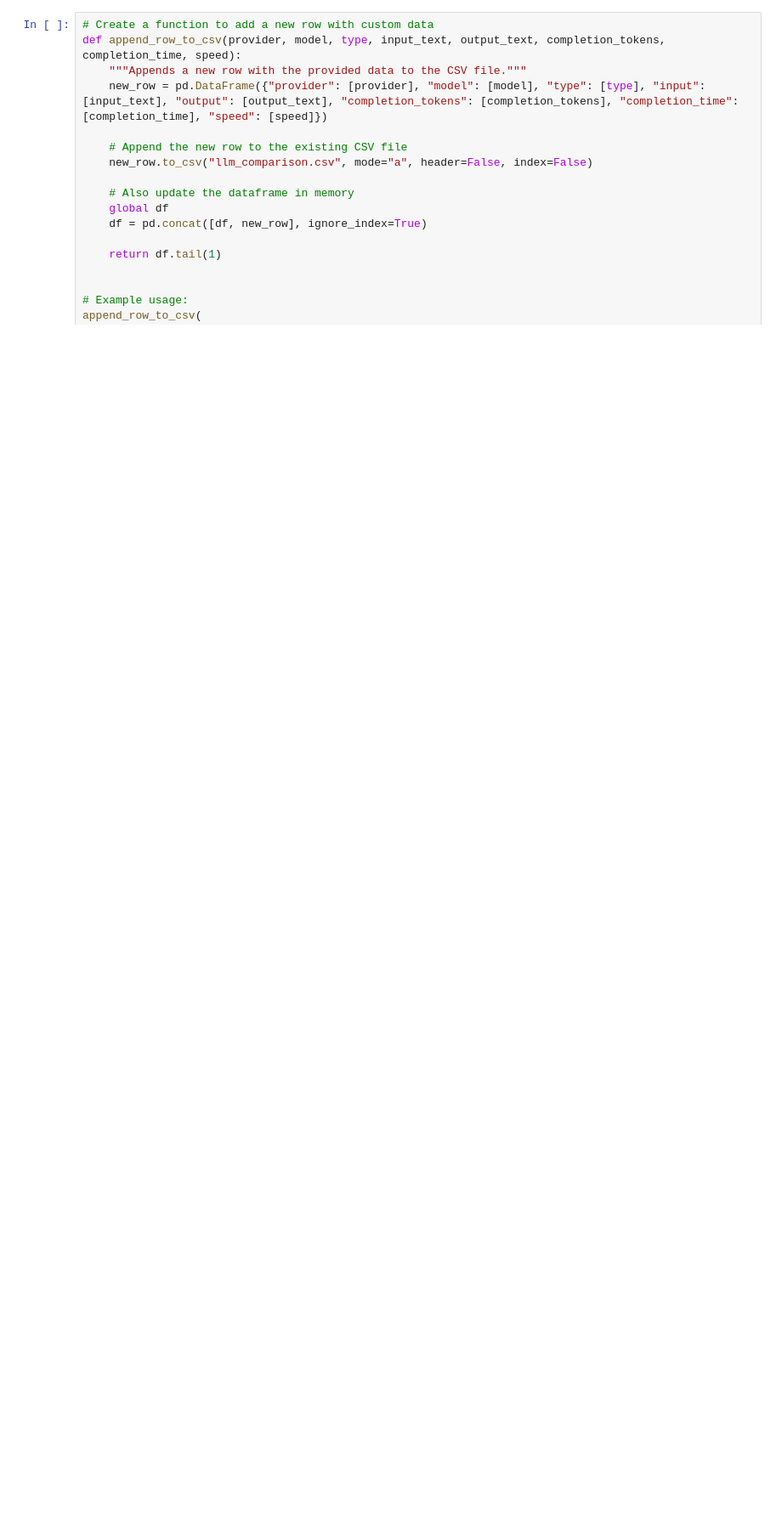
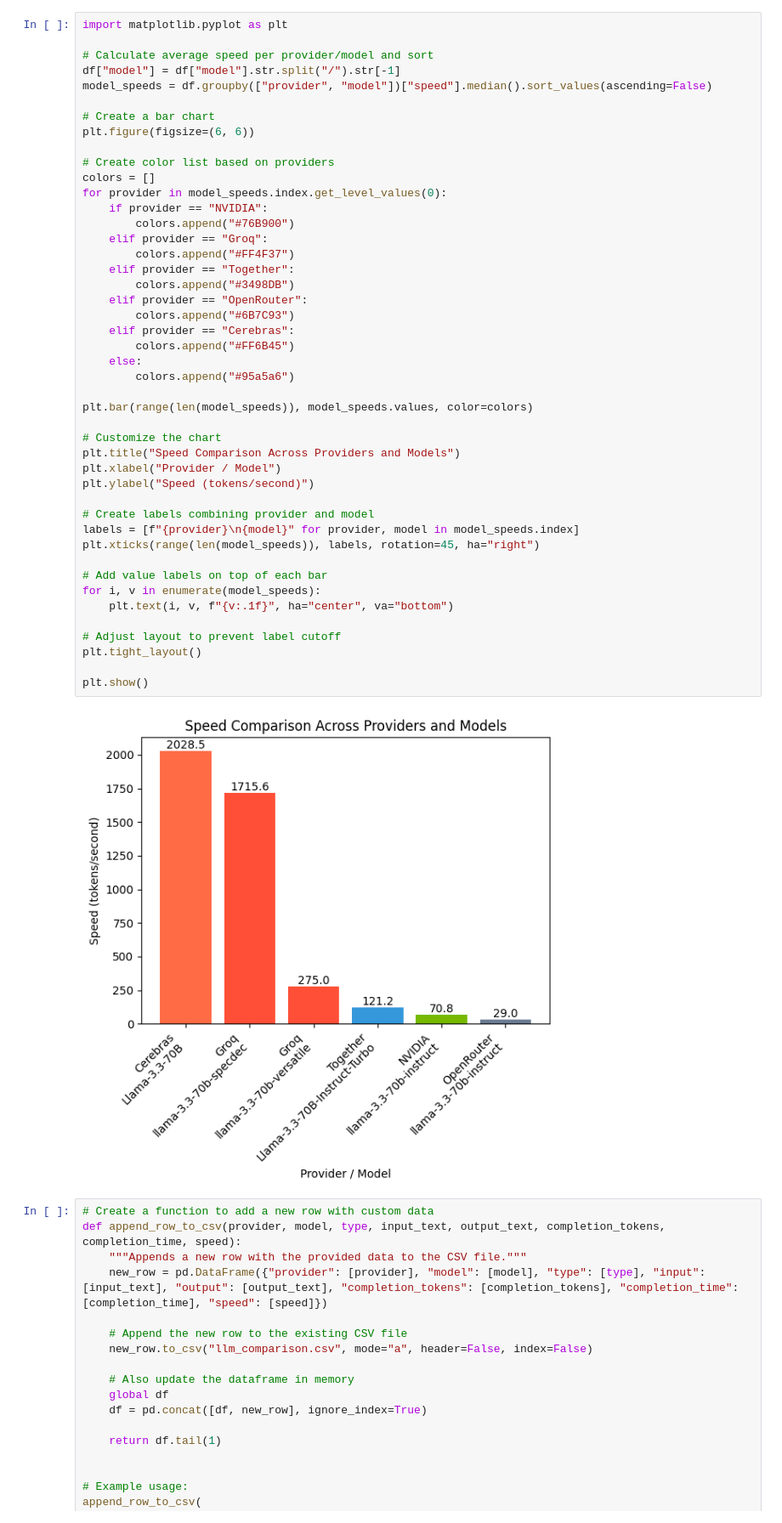
Before and after one commit to teron131/langchain-playground, a Jupyter notebook: temp_pd.ipynb, the cells around one changed output. Shown: that part at 85% size. Cells and saved outputs as stored; diff of their text form; blank space fills up the shorter version.

```diff
--- a/temp_pd.ipynb
+++ b/temp_pd.ipynb
@@ -11,6 +11,53 @@ df.head()
 | 2 | Groq | llama-3.3-70b-versatile | cloud | Explain gradient descent in 1000 ... | **Introduction to Gradient Descen... | 1300 | 4.727273 | 275.000000 |
 | 3 | Together | meta-llama/Llama-3.3-70B-Instruct... | cloud | Explain gradient descent in 1000 ... | **Introduction to Gradient Descen... | 1105 | 9.114778 | 121.231696 |
 | 4 | OpenRouter | meta-llama/llama-3.3-70b-instruct | cloud | Explain gradient descent in 1000 ... | Gradient descent is a fundamental... | 1292 | 41.275285 | 31.302025 |
+# %%
+import matplotlib.pyplot as plt
+
+# Calculate average speed per provider/model and sort
+df["model"] = df["model"].str.split("/").str[-1]
+model_speeds = df.groupby(["provider", "model"])["speed"].median().sort_values(ascending=False)
+
+# Create a bar chart
+plt.figure(figsize=(6, 6))
+
+# Create color list based on providers
+colors = []
+for provider in model_speeds.index.get_level_values(0):
+    if provider == "NVIDIA":
+        colors.append("#76B900")
+    elif provider == "Groq":
+        colors.append("#FF4F37")
+    elif provider == "Together":
+        colors.append("#3498DB")
+    elif provider == "OpenRouter":
+        colors.append("#6B7C93")
+    elif provider == "Cerebras":
+        colors.append("#FF6B45")
+    else:
+        colors.append("#95a5a6")
+
+plt.bar(range(len(model_speeds)), model_speeds.values, color=colors)
+
+# Customize the chart
+plt.title("Speed Comparison Across Providers and Models")
+plt.xlabel("Provider / Model")
+plt.ylabel("Speed (tokens/second)")
+
+# Create labels combining provider and model
+labels = [f"{provider}\n{model}" for provider, model in model_speeds.index]
+plt.xticks(range(len(model_speeds)), labels, rotation=45, ha="right")
+
+# Add value labels on top of each bar
+for i, v in enumerate(model_speeds):
+    plt.text(i, v, f"{v:.1f}", ha="center", va="bottom")
+
+# Adjust layout to prevent label cutoff
+plt.tight_layout()
+
+plt.show()
+# %% [output]
+[figure, added]
 # %%
 # Create a function to add a new row with custom data
 def append_row_to_csv(provider, model, type, input_text, output_text, completion_tokens, completion_time, speed):
```
